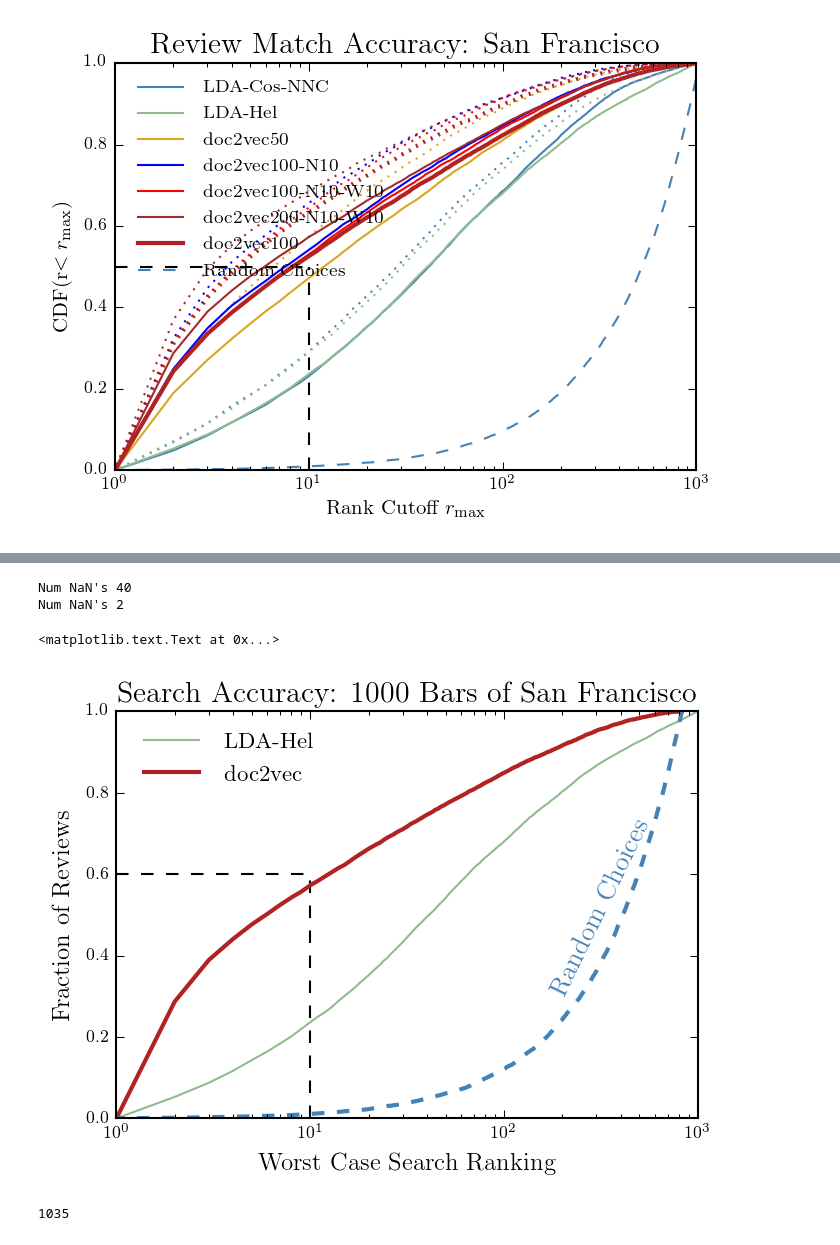
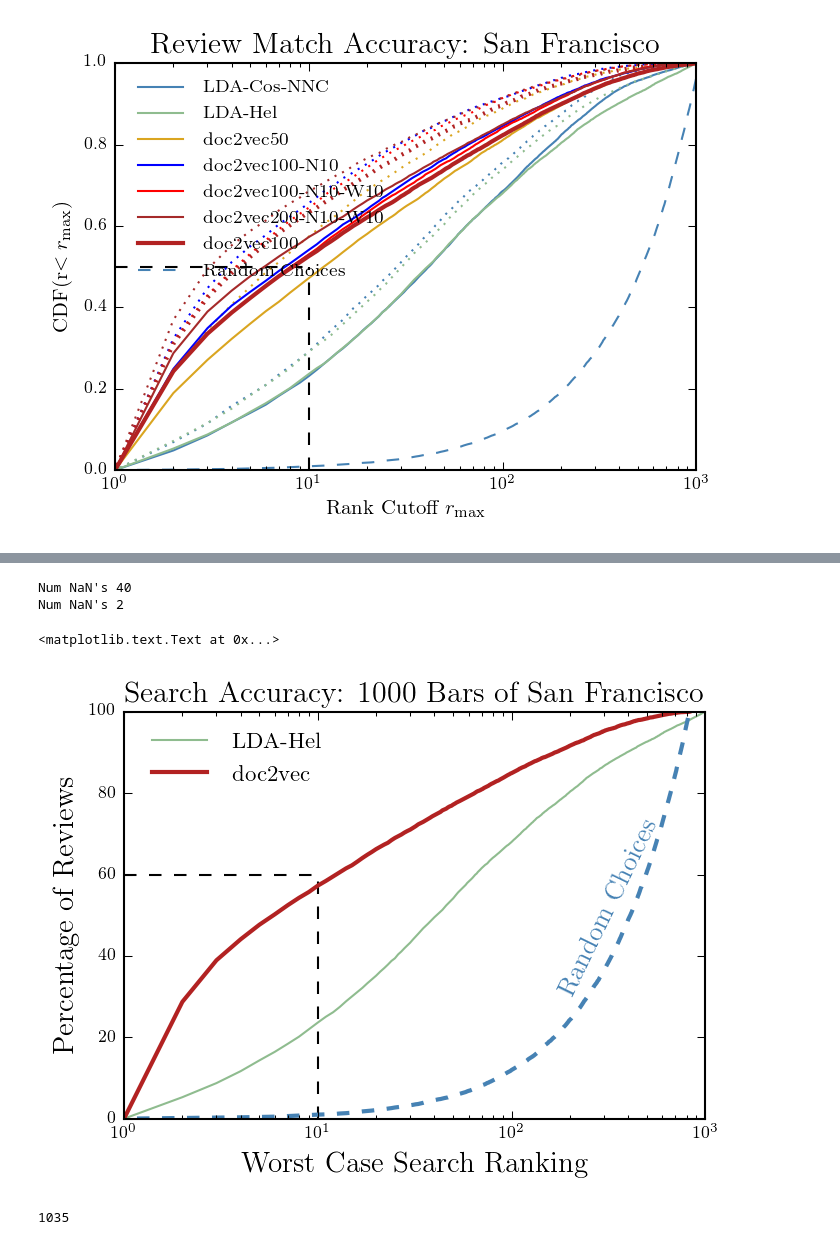
Before and after one commit to erccarls/vectorsearch, a Jupyter notebook: notebooks/08 - Validation.ipynb, the cells around one changed output, grey strips where cells are left out. Cells and saved outputs as stored; diff of their text form; code cells hidden in the pictures.

```diff
--- a/notebooks/08 - Validation.ipynb
+++ b/notebooks/08 - Validation.ipynb
@@ -250,3 +251,14 @@ Num NaN's 2
 Num NaN's 2
 <matplotlib.text.Text at 0x...>
 [figure]
+# %%
+for key, result_set in result_sets.items():
+    ranks = np.array(result_set['test_results'][1])
+    n_businesses = len(result_set['test_results'][0])
+    doc_lengths = np.array(result_set['test_results'][2])
+    print "Num NaN's", np.sum(np.isnan(ranks))
+    doc_lengths = doc_lengths[~np.isnan(ranks)]
+    ranks = ranks[~np.isnan(ranks)]
+    plt.hist(doc_lengths, bins=np.linspace(0,200,21))
+    plt.ylabel('Num Reviews')
+    plt.xlabel('Length (tokens)')
@@ -270,7 +286,7 @@ result_sets = OrderedDict((
 def GetCDFDocLength(min_length):
     ranks_tmp = ranks[doc_lengths>min_length]
     CDF = np.array([np.sum(ranks_tmp<i) for i in range(n_businesses)])/float(len(ranks_tmp))
-    return CDF
+    return 100*CDF
 
 
 colors={'LDA-Cos-NNC':'steelblue','LDA-Hel':'darkseagreen', 'doc2vec50':'goldenrod', 'doc2vec':'firebrick'}
@@ -291,40 +307,40 @@ for key, result_set in result_sets.items():
         linewidth=1
         if min_length==50:
             alpha=1
             label=None
             linestyle=":"
         if key=='doc2vec':
             linewidth=2
         plt.plot(range(n_businesses),CDF, label=label, color=colors[key], alpha=alpha,
                  linestyle=linestyle, linewidth=linewidth)
 
 
 #     CDF = np.array([np.sum(ranks_train<i) for i in range(n_businesses)])/float(len(ranks_train))
 #     plt.plot(range(n_businesses), CDF, label=r'LDA Training Set', linestyle=':')
 
 
 
 # Random Choices....
 random_choices = np.random.randint(1, n_businesses, len(ranks))
 CDF = np.array([np.sum(random_choices<i) for i in range(n_businesses)])/float(len(random_choices))
-plt.plot(range(n_businesses), CDF, label="", linestyle='--', linewidth=2)
+plt.plot(range(n_businesses), 100*CDF, label="", linestyle='--', linewidth=2)
 
-plt.vlines(10, 0, .60, alpha=1, linestyle='--' )
-plt.hlines(.60, 1, 1e1, alpha=1, linestyle='--' )
+plt.vlines(10, 0, 60, alpha=1, linestyle='--' )
+plt.hlines(60, 1, 1e1, alpha=1, linestyle='--' )
 
 plt.legend(loc=2, frameon=False, handlelength=3, fontsize=11)
 plt.xscale('log')
-plt.text(170, .7, "Random Choices", color='steelblue', rotation=64, fontsize=13)
+plt.text(170, 70, "Random Choices", color='steelblue', rotation=64, fontsize=13)
 
 plt.xlim(1,1e3)
-plt.xlabel(r'Worst Case Search Ranking', fontsize=12)
-plt.ylabel(r'Fraction of Reviews', fontsize=12)
+plt.xlabel(r'Worst Case Search Ranking', fontsize=14)
+plt.ylabel(r'Percentage of Reviews', fontsize=14)
 plt.title('Search Accuracy: 1000 Bars of San Francisco')
 # %% [output]
 Num NaN's 40
 Num NaN's 2
 <matplotlib.text.Text at 0x...>
-[figure, old version]
+[figure, new version]
 # %%
 # import yelp
 
```
Also changed, not shown: parts of 2 cells of this notebook, 7 other files.
